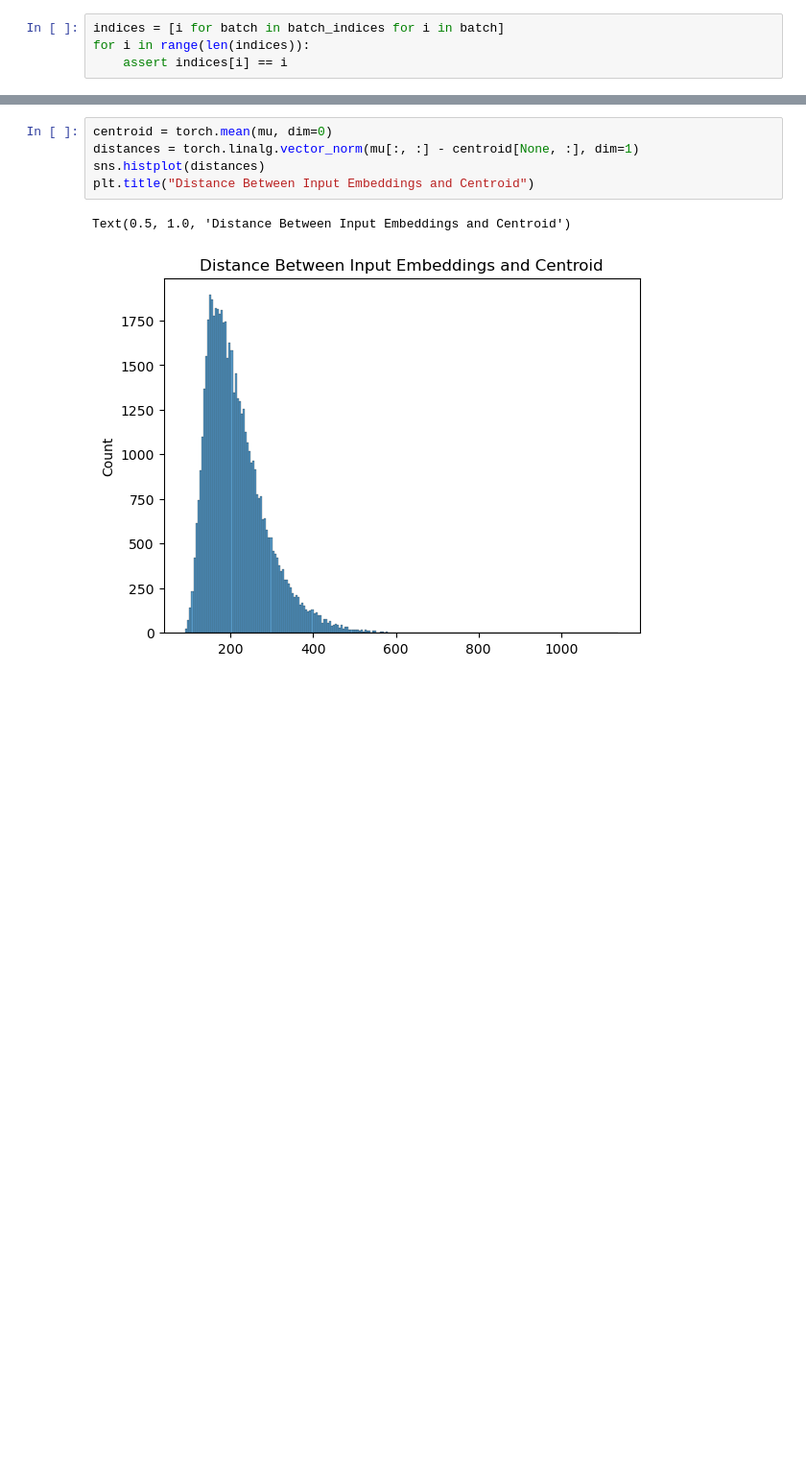
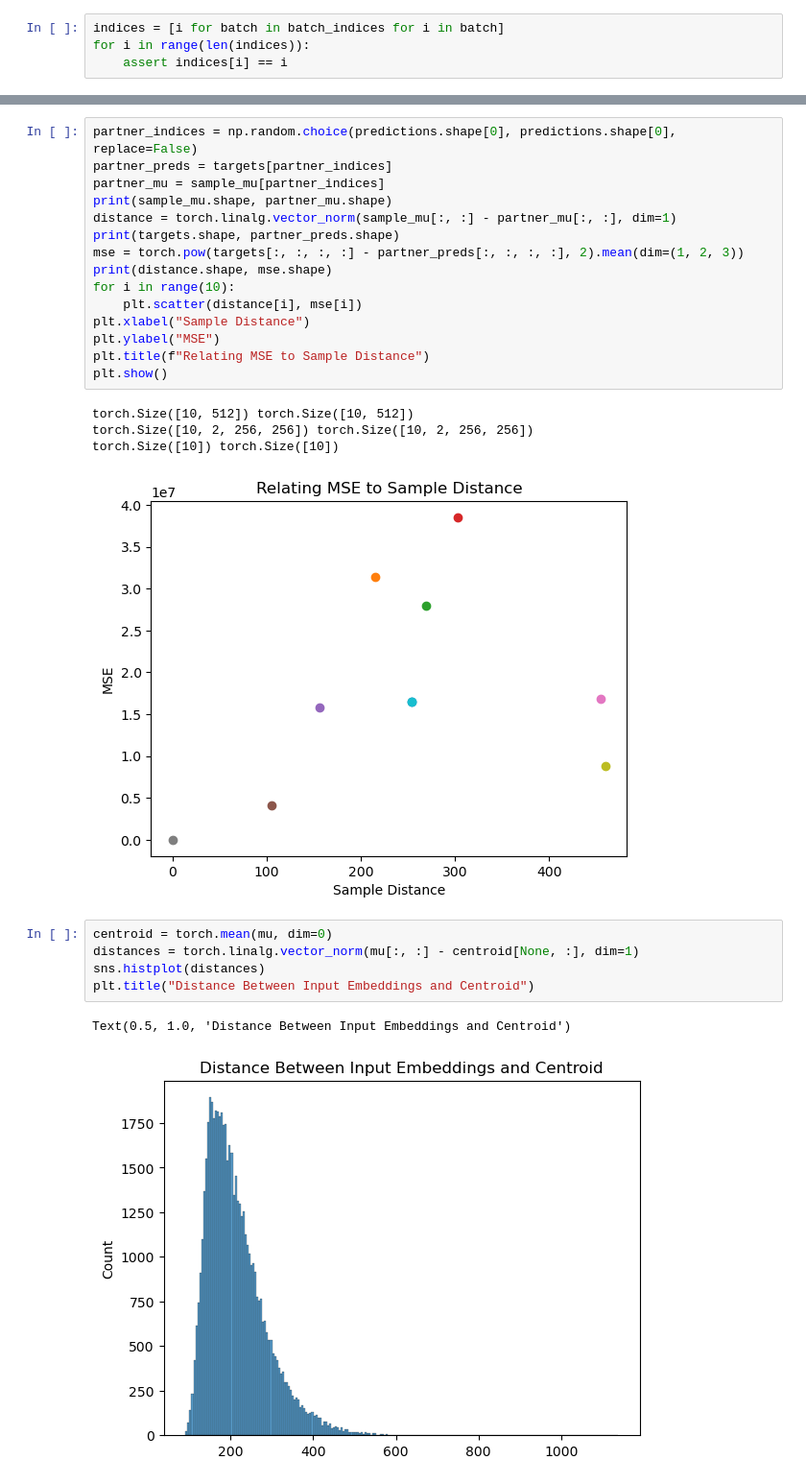
Before and after one commit to ishan-gaur/implicit-cell-model, a Jupyter notebook: var_interp.ipynb, the cells around one changed output, grey strips where cells are left out. Shown at 96% size. Drawn from its saved outputs; the diff is of its cells as text; blank space fills up the shorter version.

```diff
--- a/var_interp.ipynb
+++ b/var_interp.ipynb
@@ -205,3 +223,23 @@ torch.Size([100, 5]) torch.Size([100, 5])
+# %%
+partner_indices = np.random.choice(predictions.shape[0], predictions.shape[0], replace=False)
+partner_preds = targets[partner_indices]
+partner_mu = sample_mu[partner_indices]
+print(sample_mu.shape, partner_mu.shape)
+distance = torch.linalg.vector_norm(sample_mu[:, :] - partner_mu[:, :], dim=1)
+print(targets.shape, partner_preds.shape)
+mse = torch.pow(targets[:, :, :, :] - partner_preds[:, :, :, :], 2).mean(dim=(1, 2, 3))
+print(distance.shape, mse.shape)
+for i in range(10):
+    plt.scatter(distance[i], mse[i])
+plt.xlabel("Sample Distance")
+plt.ylabel("MSE")
+plt.title(f"Relating MSE to Sample Distance")
+plt.show()
+# %% [output]
+torch.Size([10, 512]) torch.Size([10, 512])
+torch.Size([10, 2, 256, 256]) torch.Size([10, 2, 256, 256])
+torch.Size([10]) torch.Size([10])
+[figure, added]
 # %%
 centroid = torch.mean(mu, dim=0)
 distances = torch.linalg.vector_norm(mu[:, :] - centroid[None, :], dim=1)
```
Also changed, not shown: parts of 10 cells of this notebook.
